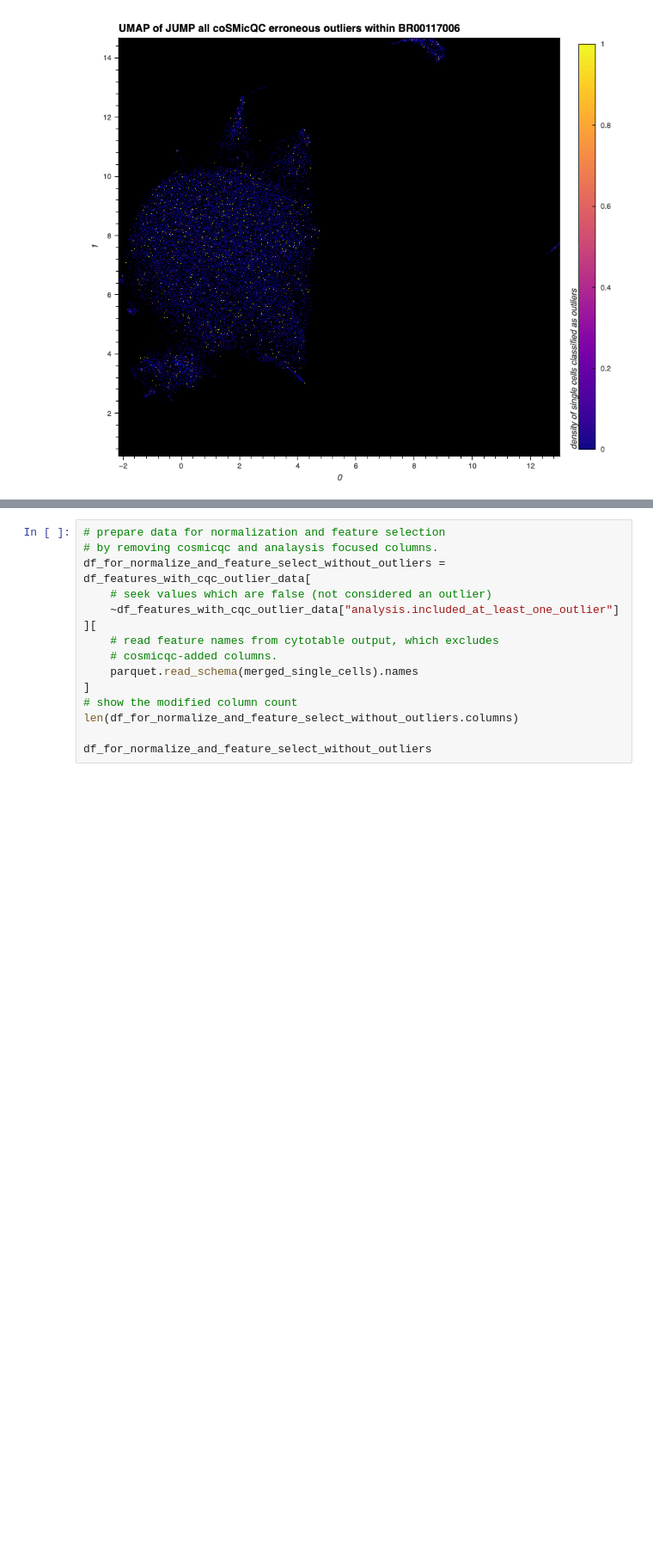
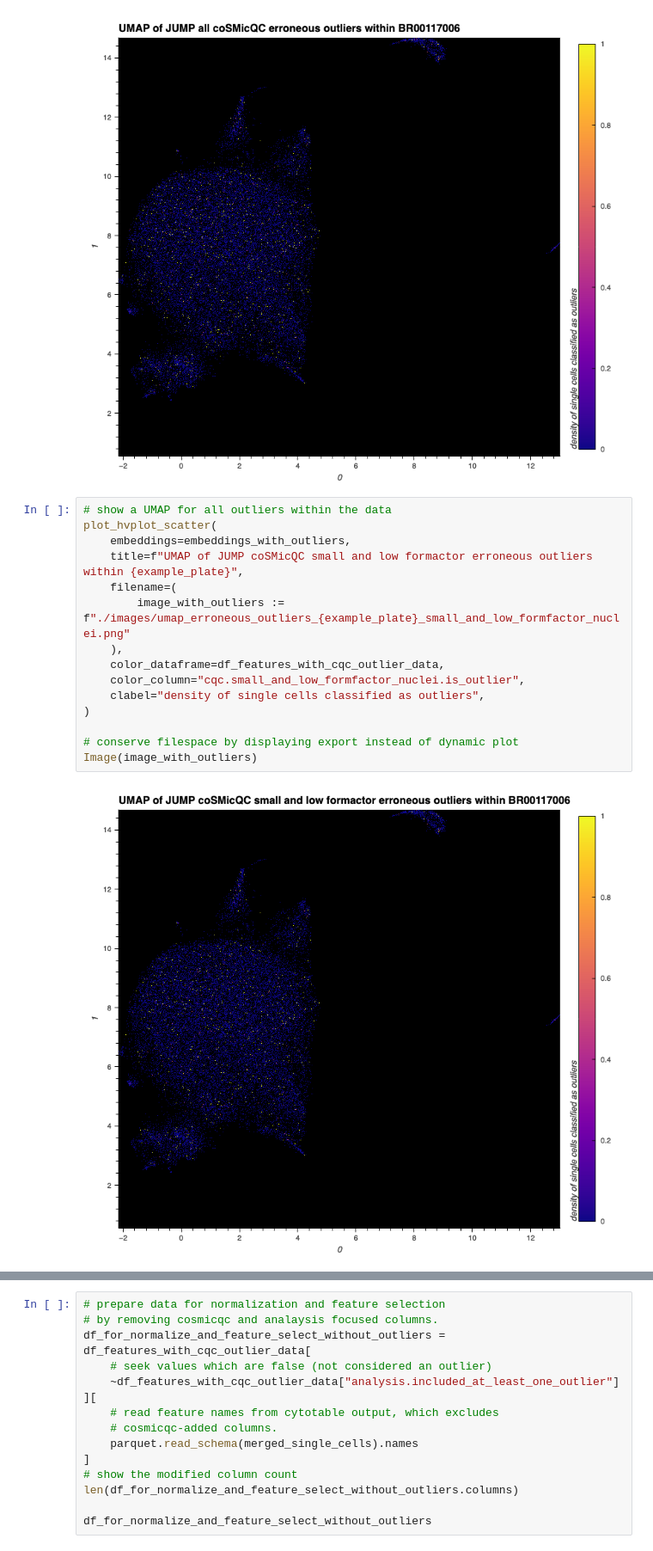
Before and after one commit to WayScience/JUMP-single-cell, a Jupyter notebook: 0.5.quality_control/0.jump_umap_analysis_with_cosmicqc.ipynb, the cells around one changed output, grey strips where cells are left out. Shown at 86% size. Cells and saved outputs as stored; diff of their text form; blank space fills up the shorter version.

Commit message:
add new images and adjust notebook

```diff
--- a/0.5.quality_control/0.jump_umap_analysis_with_cosmicqc.ipynb
+++ b/0.5.quality_control/0.jump_umap_analysis_with_cosmicqc.ipynb
@@ -673,3 +673,20 @@ plot_hvplot_scatter(
 Image(image_with_outliers)
 # %% [output]
 [figure]
+# %%
+# show a UMAP for all outliers within the data
+plot_hvplot_scatter(
+    embeddings=embeddings_with_outliers,
+    title=f"UMAP of JUMP coSMicQC small and low formactor erroneous outliers within {example_plate}",
+    filename=(
+        image_with_outliers := f"./images/umap_erroneous_outliers_{example_plate}_small_and_low_formfactor_nuclei.png"
+    ),
+    color_dataframe=df_features_with_cqc_outlier_data,
+    color_column="cqc.small_and_low_formfactor_nuclei.is_outlier",
+    clabel="density of single cells classified as outliers",
+)
+
+# conserve filespace by displaying export instead of dynamic plot
+Image(image_with_outliers)
+# %% [output]
+[figure, added]
```
Also changed, not shown: parts of 3 cells of this notebook, 4 other files.
